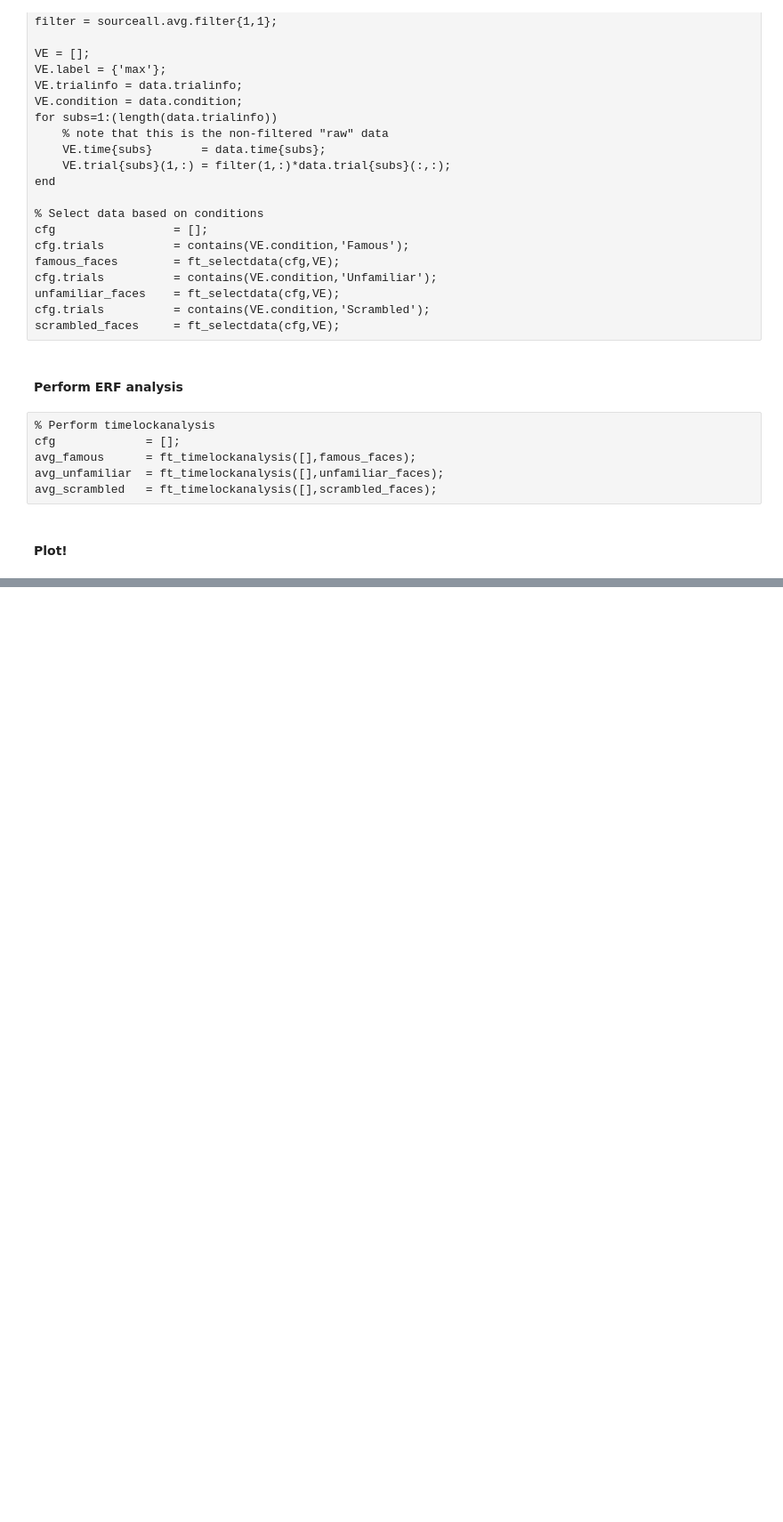
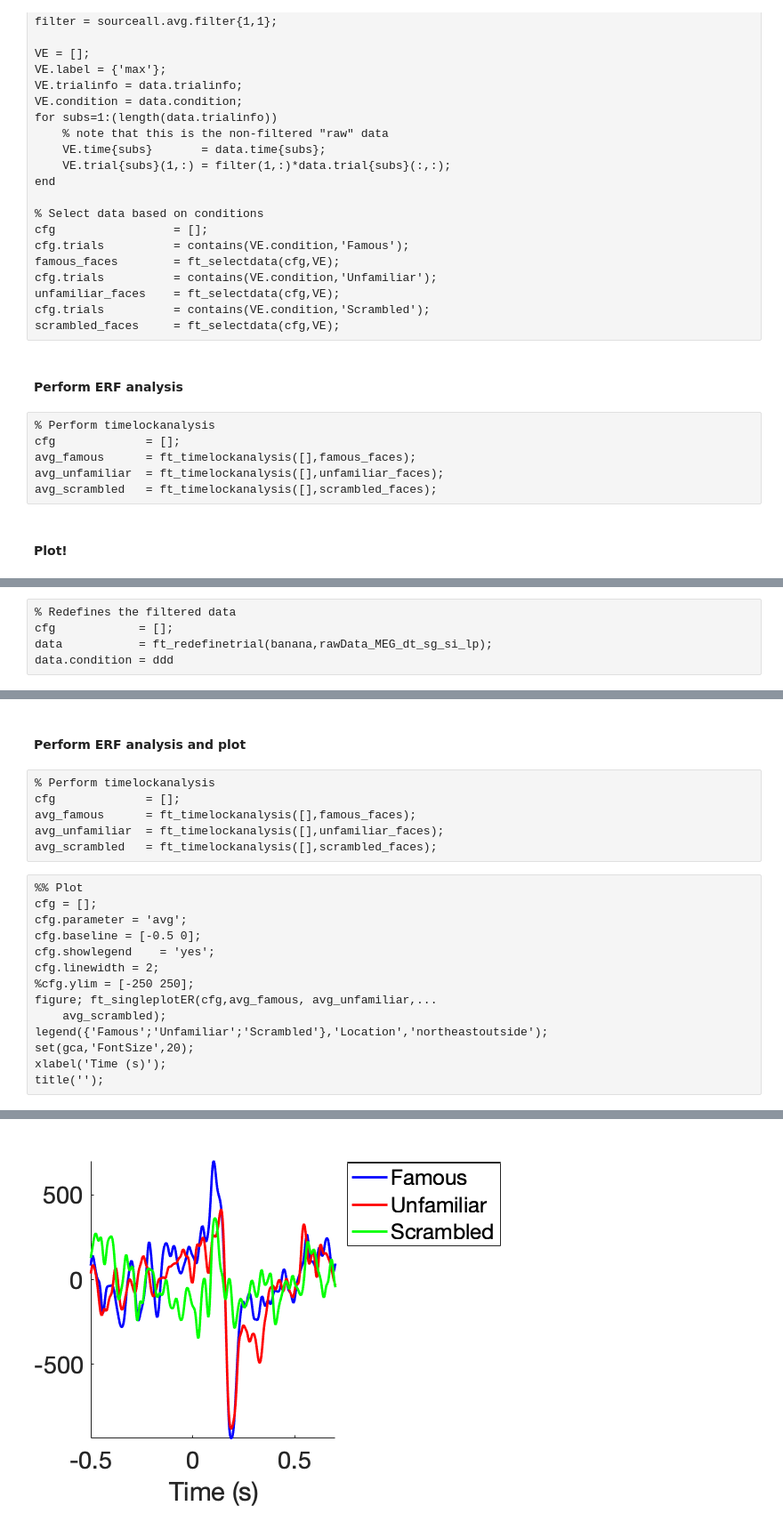
Before and after one commit to neurofractal/analyse_OPMEG, a Jupyter notebook: test_scripts/denoise_faces.ipynb, the cells around one changed output, grey strips where cells are left out. Shown at 89% size. Cells and saved outputs as stored; diff of their text form; blank space fills up the shorter version.

Commit message:
updated denoise_faces notebook

```diff
--- a/test_scripts/denoise_faces.ipynb
+++ b/test_scripts/denoise_faces.ipynb
@@ -517,0 +634,5 @@ the call to "ft_singleplotER" took 0 seconds and required the additional allocat
+# %%
+% Redefines the filtered data
+cfg            = [];
+data           = ft_redefinetrial(banana,rawData_MEG_dt_sg_si_lp);
+data.condition = ddd
@@ -517,0 +683,23 @@ the call to "ft_singleplotER" took 0 seconds and required the additional allocat
+# %% [markdown]
+#### Perform ERF analysis and plot
+# %%
+% Perform timelockanalysis
+cfg             = [];
+avg_famous      = ft_timelockanalysis([],famous_faces);
+avg_unfamiliar  = ft_timelockanalysis([],unfamiliar_faces);
+avg_scrambled   = ft_timelockanalysis([],scrambled_faces);
+# %%
+%% Plot
+cfg = [];
+cfg.parameter = 'avg';
+cfg.baseline = [-0.5 0];
+cfg.showlegend    = 'yes';
+cfg.linewidth = 2;
+%cfg.ylim = [-250 250];
+figure; ft_singleplotER(cfg,avg_famous, avg_unfamiliar,...
+    avg_scrambled);
+legend({'Famous';'Unfamiliar';'Scrambled'},'Location','northeastoutside');
+set(gca,'FontSize',20);
+xlabel('Time (s)');
+title('');
+# %% [output]
@@ -517,0 +720 @@ the call to "ft_singleplotER" took 0 seconds and required the additional allocat
+[figure, added]
```
Also changed, not shown: parts of 31 cells of this notebook.
